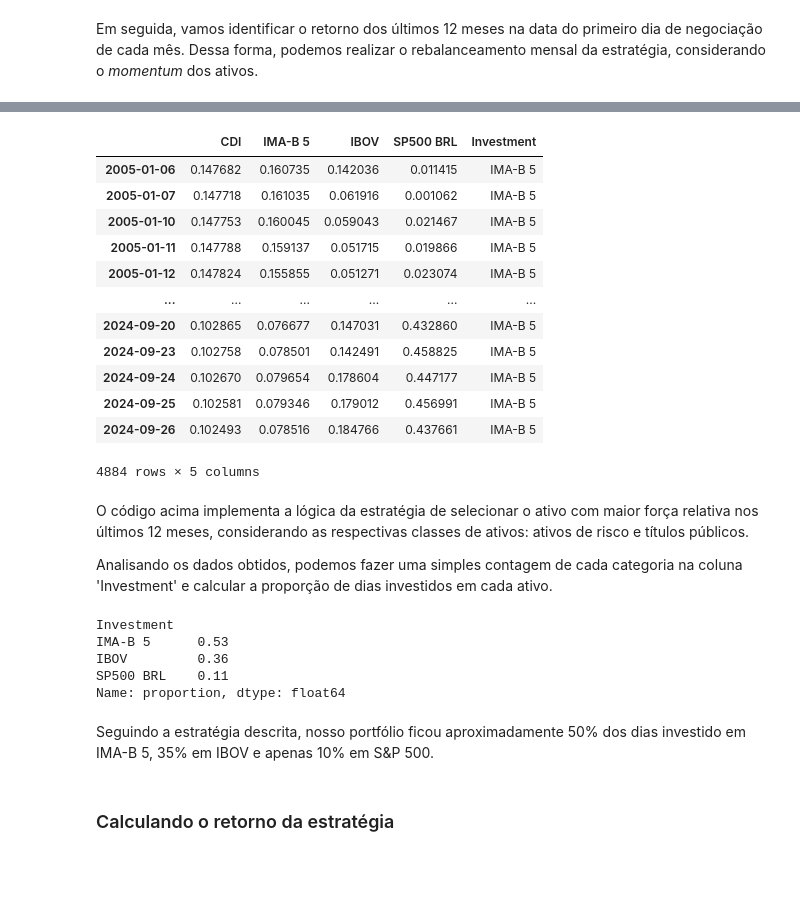
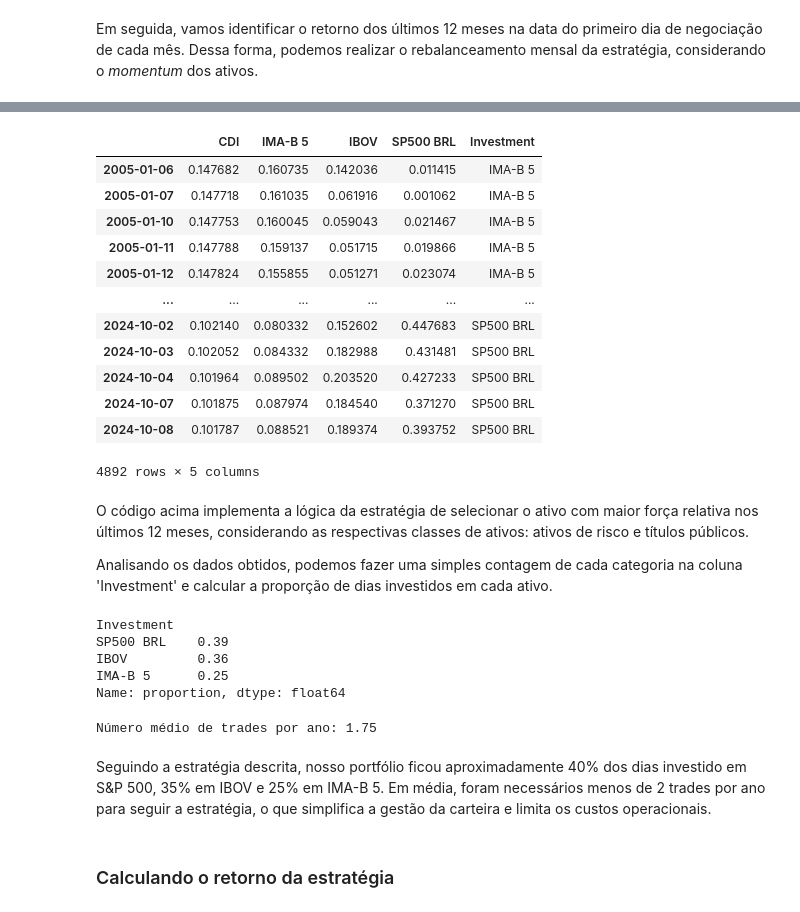
Before and after one commit to ianaraujo/puc-analise-dados, a Jupyter notebook: notebook.ipynb, the cells around one changed output, grey strips where cells are left out. Cells and saved outputs as stored; diff of their text form; code cells hidden in the pictures; blank space fills up the shorter version.

```diff
--- a/notebook.ipynb
+++ b/notebook.ipynb
@@ -189,30 +189,30 @@ momentum_returns.loc[first_trading_day.values]
 # %%
 conditions = [
-    first_trading_day.values & (momentum_returns['IBOV'] > momentum_returns['CDI']) & (momentum_returns['IBOV'] > momentum_returns['SP500 BRL']),
-    first_trading_day.values & (momentum_returns['IBOV'] > momentum_returns['CDI']) & (momentum_returns['IBOV'] <= momentum_returns['SP500 BRL']),
-    first_trading_day.values & (momentum_returns['IBOV'] <= momentum_returns['CDI']),
+    first_trading_day.values & (momentum_returns['IBOV'] > momentum_returns['SP500 BRL']) & (momentum_returns['IBOV'] > momentum_returns['CDI']),
+    first_trading_day.values & (momentum_returns['IBOV'] < momentum_returns['SP500 BRL']) & (momentum_returns['SP500 BRL'] > momentum_returns['CDI']),
+    first_trading_day.values & (momentum_returns[['IBOV', 'SP500 BRL']].max(axis=1) < momentum_returns['CDI'])
 ]
 
 cases = ['IBOV', 'SP500 BRL', 'IMA-B 5']
 
 momentum_returns['Investment'] = np.select(conditions, cases, default=None)
 momentum_returns['Investment'] = momentum_returns['Investment'].ffill()
 
 momentum_returns
 # %% [output]
 |  | CDI | IMA-B 5 | IBOV | SP500 BRL | Investment |
 | 2005-01-06 | 0.147682 | 0.160735 | 0.142036 | 0.011415 | IMA-B 5 |
 | 2005-01-07 | 0.147718 | 0.161035 | 0.061916 | 0.001062 | IMA-B 5 |
 | 2005-01-10 | 0.147753 | 0.160045 | 0.059043 | 0.021467 | IMA-B 5 |
 | 2005-01-11 | 0.147788 | 0.159137 | 0.051715 | 0.019866 | IMA-B 5 |
 | 2005-01-12 | 0.147824 | 0.155855 | 0.051271 | 0.023074 | IMA-B 5 |
 | ... | ... | ... | ... | ... | ... |
-| 2024-09-20 | 0.102865 | 0.076677 | 0.147031 | 0.432860 | IMA-B 5 |
-| 2024-09-23 | 0.102758 | 0.078501 | 0.142491 | 0.458825 | IMA-B 5 |
-| 2024-09-24 | 0.102670 | 0.079654 | 0.178604 | 0.447177 | IMA-B 5 |
-| 2024-09-25 | 0.102581 | 0.079346 | 0.179012 | 0.456991 | IMA-B 5 |
-| 2024-09-26 | 0.102493 | 0.078516 | 0.184766 | 0.437661 | IMA-B 5 |
+| 2024-10-02 | 0.102140 | 0.080332 | 0.152602 | 0.447683 | SP500 BRL |
+| 2024-10-03 | 0.102052 | 0.084332 | 0.182988 | 0.431481 | SP500 BRL |
+| 2024-10-04 | 0.101964 | 0.089502 | 0.203520 | 0.427233 | SP500 BRL |
+| 2024-10-07 | 0.101875 | 0.087974 | 0.184540 | 0.371270 | SP500 BRL |
+| 2024-10-08 | 0.101787 | 0.088521 | 0.189374 | 0.393752 | SP500 BRL |
-4884 rows × 5 columns
+4892 rows × 5 columns
 # %% [markdown]
 O código acima implementa a lógica da estratégia de selecionar o ativo com maior força relativa nos últimos 12 meses, considerando as respectivas classes de ativos: ativos de risco e títulos públicos.
 
@@ -221,12 +221,25 @@ Analisando os dados obtidos, podemos fazer uma simples contagem de cada categori
 momentum_returns['Investment'].value_counts(normalize=True).round(2)
 # %% [output]
 Investment
-IMA-B 5      0.53
+SP500 BRL    0.39
 IBOV         0.36
-SP500 BRL    0.11
+IMA-B 5      0.25
 Name: proportion, dtype: float64
-# %% [markdown]
-Seguindo a estratégia descrita, nosso portfólio ficou aproximadamente 50% dos dias investido em IMA-B 5, 35% em IBOV e apenas 10% em S&P 500.
+# %%
+
+momentum_returns.index = pd.to_datetime(momentum_returns.index)
+
+momentum_returns['Investment Shift'] = momentum_returns['Investment'] != momentum_returns['Investment'].shift()
+momentum_returns = momentum_returns.drop(momentum_returns.tail(1).index)
+momentum_returns.iloc[0, -1] = False
+
+avg_shifts = momentum_returns['Investment Shift'].resample('YE').sum().mean()
+
+print(f"Número médio de trades por ano: {avg_shifts}")
+# %% [output]
+Número médio de trades por ano: 1.75
+# %% [markdown]
+Seguindo a estratégia descrita, nosso portfólio ficou aproximadamente 40% dos dias investido em S&P 500, 35% em IBOV e 25% em IMA-B 5. Em média, foram necessários menos de 2 trades por ano para seguir a estratégia, o que simplifica a gestão da carteira e limita os custos operacionais.
 # %% [markdown]
 ### Calculando o retorno da estratégia
 # %%
```
Also changed, not shown: parts of 24 cells of this notebook.
